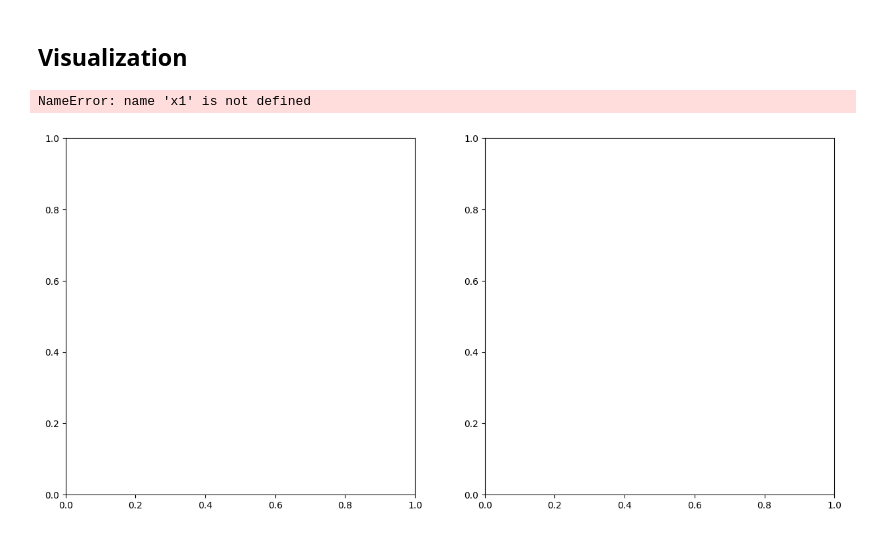
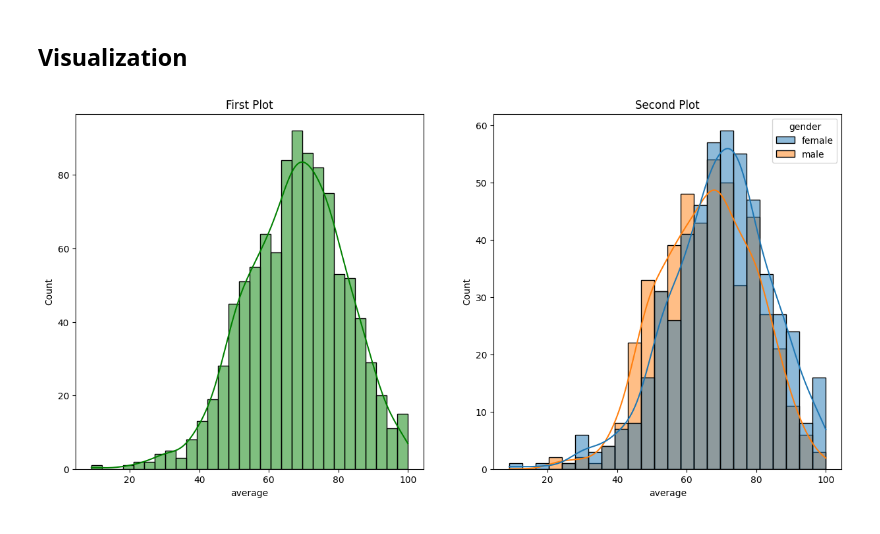
Before and after one commit to NIRANKAR227/Student-Performance-Indicator, a Jupyter notebook: notebook/EDA.ipynb, the cells around one changed output. Drawn from its saved outputs; the diff is of its cells as text; code cells hidden in the pictures.

```diff
--- a/notebook/EDA.ipynb
+++ b/notebook/EDA.ipynb
@@ -158,13 +158,12 @@ Number of students with less than 20 marks in Reading: 1
 ## Visualization
 # %%
 fig,axs=plt.subplots(1,2,figsize=(15,7))
-axs[0].plot(x1, y1)
+
 axs[0].set_title("First Plot")
 sns.histplot(data=df,x='average',bins=30,kde=True,color='g',ax=axs[0] )
-axs[1].plot(x2, y2)
+
 axs[1].set_title("Second Plot")
-sns.histplot(data=df,x='average',kde=True,hue='gender',ax=axs[1] )
+sns.histplot(data=df,x='average',kde=True,hue='gender',ax=axs[1])
 plt.show()
 # %% [output]
-NameError: name 'x1' is not defined
-[figure, old version]
+[figure, new version]
```
Also changed, not shown: parts of 28 cells of this notebook, 4 other files.
